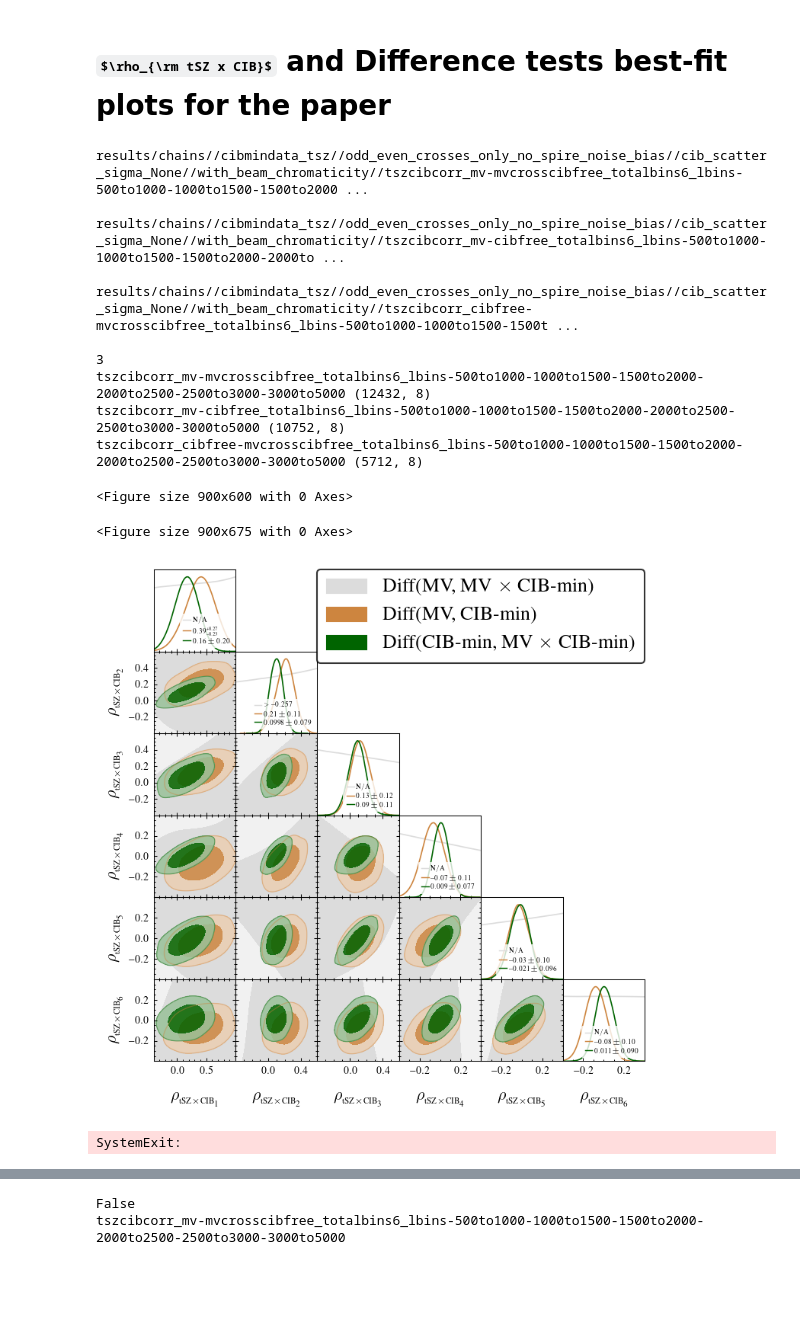
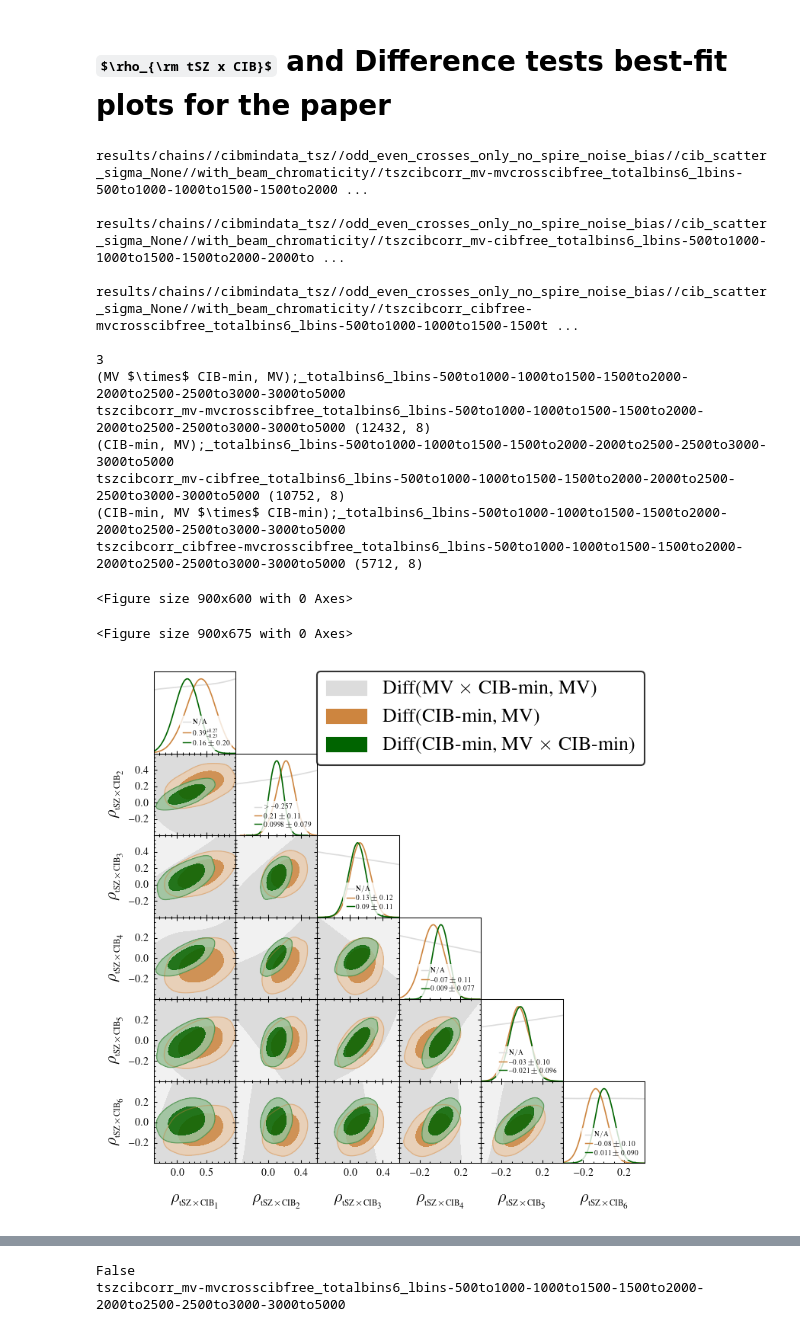
Before and after one commit to sriniraghunathan/tSZ_2pt_SPT_SPIRE, a Jupyter notebook: fit_for_tsz_cib.ipynb, the cells around one changed output, grey strips where cells are left out. Cells and saved outputs as stored; diff of their text form; code cells hidden in the pictures; some formulas as TeX source; blank space fills up the shorter version.

```diff
--- a/fit_for_tsz_cib.ipynb
+++ b/fit_for_tsz_cib.ipynb
@@ -1495,6 +1494,13 @@ if (1): #get samples and make corner plot
         chain_labval = chain_labval.replace('mv-cibfree', r'(MV, CIB-min);')
         chain_labval = chain_labval.replace('mv-mvcrosscibfree', r'(MV, MV $\times$ CIB-min);')
         chain_labval = chain_labval.replace('cibfree-mvcrosscibfree', r'(CIB-min, MV $\times$ CIB-min);')
+
+        make_all_positive_for_plotting = True
+        if make_all_positive_for_plotting:
+            chain_labval = chain_labval.replace( r'(MV, CIB-min)', r'(CIB-min, MV)' )
+            chain_labval = chain_labval.replace( r'(MV $\times$ CIB-min, CIB-min)', r'(CIB-min, MV $\times$ CIB-min)' )
+            chain_labval = chain_labval.replace( r'(MV, MV $\times$ CIB-min)', r'(MV $\times$ CIB-min, MV)' )
+        print(chain_labval)
         chain_labval = chain_labval.replace('_totalbins%s_lbins-' %(total_bins), '')
         if len(chain_fd_and_name_arr) == 3:
             chain_labval = chain_labval.replace('500to1000-1000to1500-1500to2000-2000to2500-2500to3000-3000to3500-3500to4000-4000to4500-4500to5000',
@@ -1583,43 +1589,47 @@ if (1): #get samples and make corner plot
     g.triangle_plot(samples_arr_to_plot, params=params_arr_to_plot, filled=filled_arr, \
                     param_limits = param_limits_dic, \
                     contour_colors=color_arr,
+                    contour_edge_colors='black',
                     framealpha = 1.,
                     legend_labels = label_arr, legend_loc = legloc,
                     figsize = figsize,
                     line_args = line_args,
                     #fontsize = 20,
                     #ls = ls_arr,
-                    #line_args = line_args,
                     #analysis_settings={'ignore_rows': 0.5},
                     #contour_ls = ls_arr, contour_lw = lw_arr, legend_ncol = len(param_names), param_limits = param_limits_dic,
                     )
 
     #get constraints
     constraints_dic, constraints_table, colors_table, col_labels = tools.get_constraints_table(params_arr_to_plot, samples_arr_to_plot, color_arr)
     ##print(constraints_table); sys.exit()
     g = tools.write_errors_in_diagonal_posteriors(g, params_arr_to_plot, color_arr, constraints_dic, legfsval = diagonal_errors_fsval, ncol=1, legloc = diagonal_errors_legloc)
     g = tools.mark_axlines(g, params_arr_to_plot)
 
 
 
     plname = 'plots/rho_tsz_cib_corner_6bins.pdf'
     savefig(plname, dpi = 200.)
-    show(); sys.exit()
+    plname_png = plname.replace('plots/', 'publish/plots/').replace('.pdf', '.png')
+    savefig(plname_png, dpi = 200.)
+    show(); ###sys.exit()
 # %% [output]
 results/chains//cibmindata_tsz//odd_even_crosses_only_no_spire_noise_bias//cib_scatter_sigma_None//with_beam_chromaticity//tszcibcorr_mv-mvcrosscibfree_totalbins6_lbins-500to1000-1000to1500-1500to2000 ...
 
 results/chains//cibmindata_tsz//odd_even_crosses_only_no_spire_noise_bias//cib_scatter_sigma_None//with_beam_chromaticity//tszcibcorr_mv-cibfree_totalbins6_lbins-500to1000-1000to1500-1500to2000-2000to ...
 
 results/chains//cibmindata_tsz//odd_even_crosses_only_no_spire_noise_bias//cib_scatter_sigma_None//with_beam_chromaticity//tszcibcorr_cibfree-mvcrosscibfree_totalbins6_lbins-500to1000-1000to1500-1500t ...
 
 3
+(MV $\times$ CIB-min, MV);_totalbins6_lbins-500to1000-1000to1500-1500to2000-2000to2500-2500to3000-3000to5000
 tszcibcorr_mv-mvcrosscibfree_totalbins6_lbins-500to1000-1000to1500-1500to2000-2000to2500-2500to3000-3000to5000 (12432, 8)
+(CIB-min, MV);_totalbins6_lbins-500to1000-1000to1500-1500to2000-2000to2500-2500to3000-3000to5000
 tszcibcorr_mv-cibfree_totalbins6_lbins-500to1000-1000to1500-1500to2000-2000to2500-2500to3000-3000to5000 (10752, 8)
+(CIB-min, MV $\times$ CIB-min);_totalbins6_lbins-500to1000-1000to1500-1500to2000-2000to2500-2500to3000-3000to5000
 tszcibcorr_cibfree-mvcrosscibfree_totalbins6_lbins-500to1000-1000to1500-1500to2000-2000to2500-2500to3000-3000to5000 (5712, 8)
 <Figure size 900x600 with 0 Axes>
 <Figure size 900x675 with 0 Axes>
-[figure, old version]
+[figure, new version]
-SystemExit:
 # %%
 rcParams['path.sketch'] = None
 # %%
```
Also changed, not shown: parts of 6 cells of this notebook, 21 other files.
